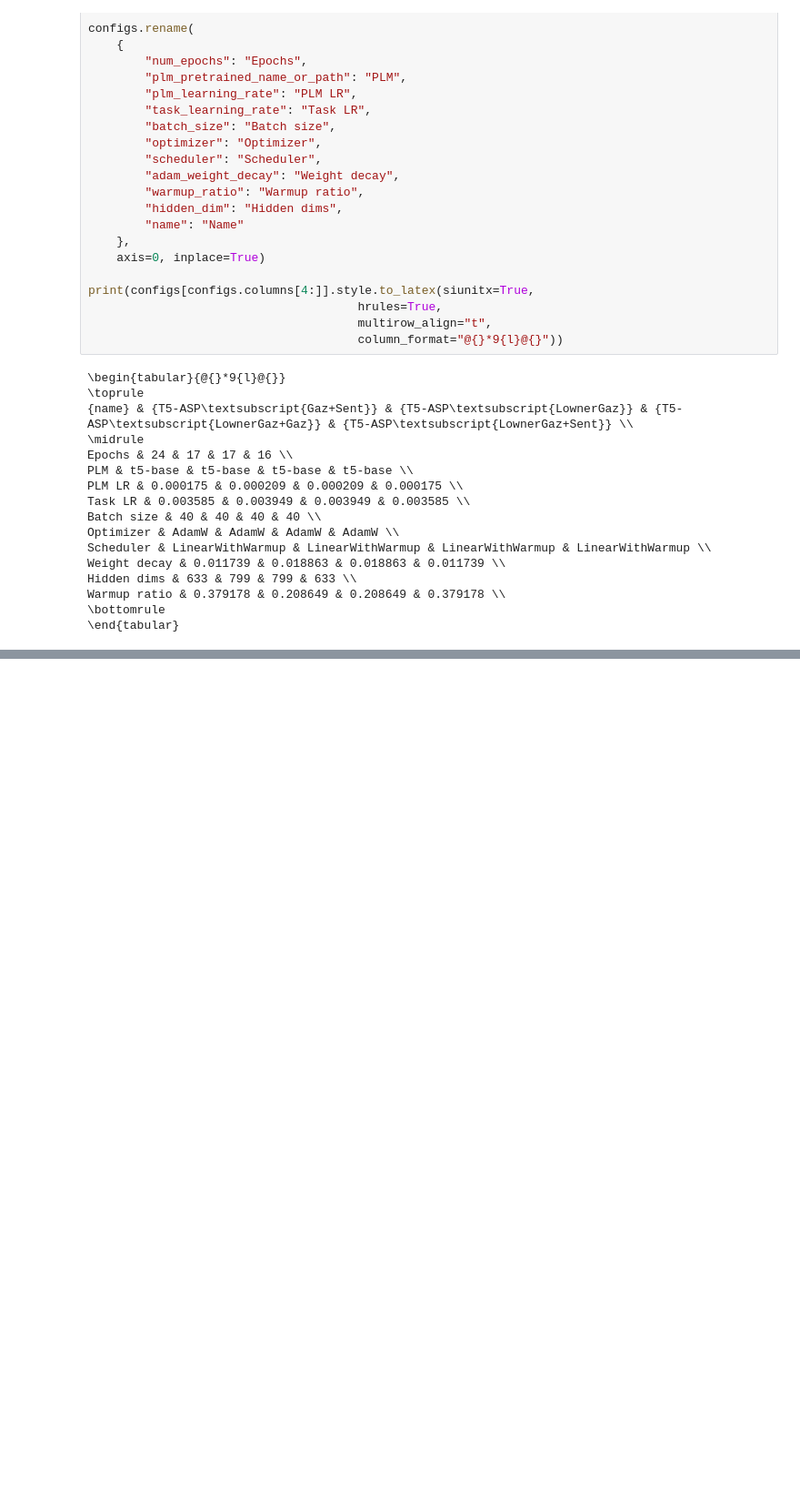
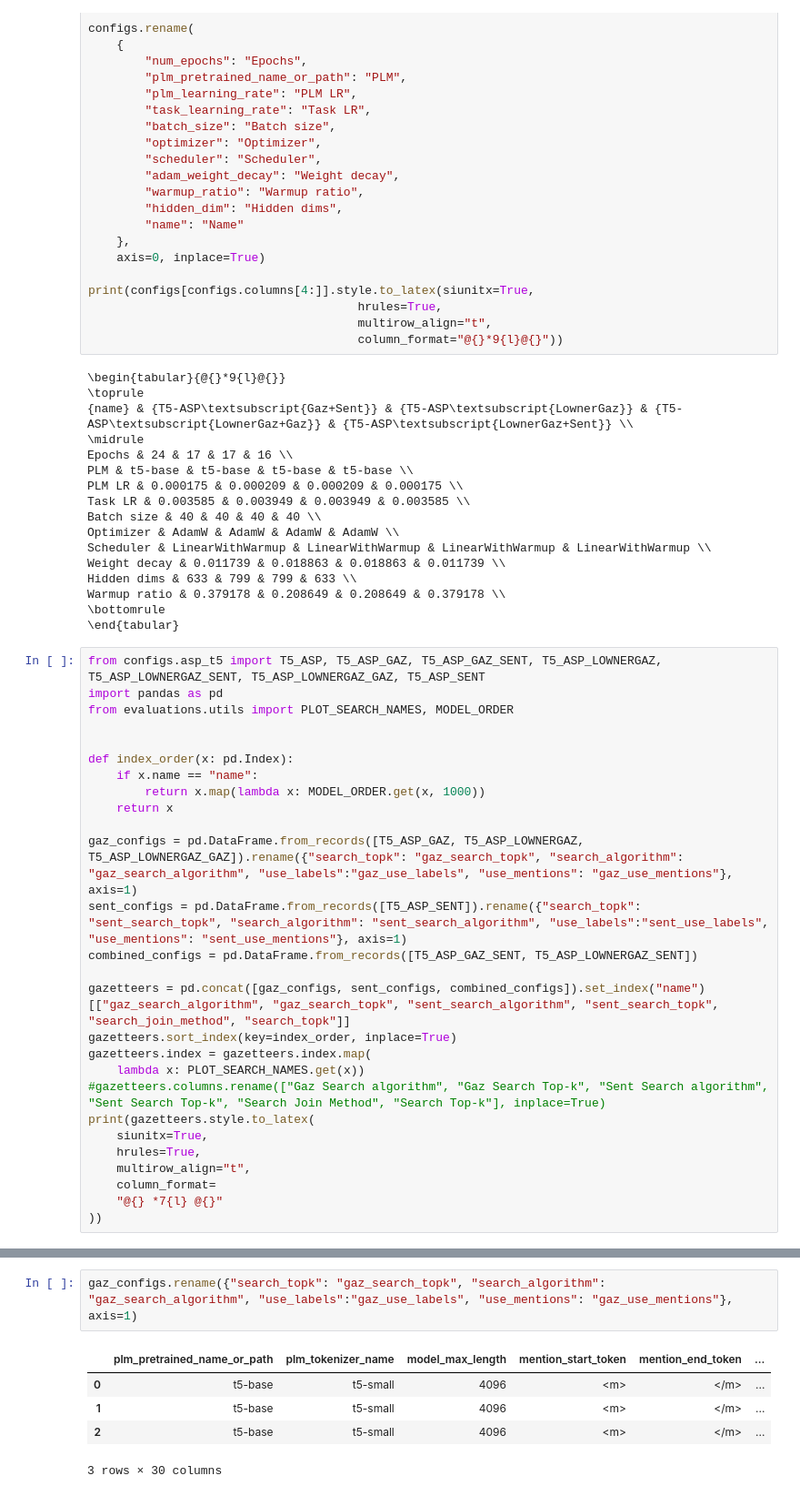
Before and after one commit to roebbert92/thesis, a Jupyter notebook: evaluations/01_performance.ipynb, the cells around one changed output, grey strips where cells are left out. Shown at 91% size. Drawn from its saved outputs; the diff is of its cells as text; blank space fills up the shorter version.

Commit message:
last tables

```diff
--- a/evaluations/01_performance.ipynb
+++ b/evaluations/01_performance.ipynb
@@ -1231,3 +1231,30 @@ Hidden dims & 633 & 799 & 799 & 633 \\
 Warmup ratio & 0.379178 & 0.208649 & 0.208649 & 0.379178 \\
 \bottomrule
 \end{tabular}
+# %%
+from configs.asp_t5 import T5_ASP, T5_ASP_GAZ, T5_ASP_GAZ_SENT, T5_ASP_LOWNERGAZ, T5_ASP_LOWNERGAZ_SENT, T5_ASP_LOWNERGAZ_GAZ, T5_ASP_SENT
+import pandas as pd
+from evaluations.utils import PLOT_SEARCH_NAMES, MODEL_ORDER
+
+
+def index_order(x: pd.Index):
+    if x.name == "name":
+        return x.map(lambda x: MODEL_ORDER.get(x, 1000))
+    return x
+
+gaz_configs = pd.DataFrame.from_records([T5_ASP_GAZ, T5_ASP_LOWNERGAZ, T5_ASP_LOWNERGAZ_GAZ]).rename({"search_topk": "gaz_search_topk", "search_algorithm": "gaz_search_algorithm", "use_labels":"gaz_use_labels", "use_mentions": "gaz_use_mentions"}, axis=1)
+sent_configs = pd.DataFrame.from_records([T5_ASP_SENT]).rename({"search_topk": "sent_search_topk", "search_algorithm": "sent_search_algorithm", "use_labels":"sent_use_labels", "use_mentions": "sent_use_mentions"}, axis=1)
+combined_configs = pd.DataFrame.from_records([T5_ASP_GAZ_SENT, T5_ASP_LOWNERGAZ_SENT])
+
+gazetteers = pd.concat([gaz_configs, sent_configs, combined_configs]).set_index("name")[["gaz_search_algorithm", "gaz_search_topk", "sent_search_algorithm", "sent_search_topk", "search_join_method", "search_topk"]]
+gazetteers.sort_index(key=index_order, inplace=True)
+gazetteers.index = gazetteers.index.map(
+    lambda x: PLOT_SEARCH_NAMES.get(x))
+#gazetteers.columns.rename(["Gaz Search algorithm", "Gaz Search Top-k", "Sent Search algorithm", "Sent Search Top-k", "Search Join Method", "Search Top-k"], inplace=True)
+print(gazetteers.style.to_latex(
+    siunitx=True,
+    hrules=True,
+    multirow_align="t",
+    column_format=
+    "@{} *7{l} @{}"
+))
@@ -1233,0 +1275,8 @@ Warmup ratio & 0.379178 & 0.208649 & 0.208649 & 0.379178 \\
+# %%
+gaz_configs.rename({"search_topk": "gaz_search_topk", "search_algorithm": "gaz_search_algorithm", "use_labels":"gaz_use_labels", "use_mentions": "gaz_use_mentions"}, axis=1)
+# %% [output]
+|  | plm_pretrained_name_or_path | plm_tokenizer_name | model_max_length | mention_start_token | mention_end_token | ... |
+| 0 | t5-base | t5-small | 4096 | <m> | </m> | ... |
+| 1 | t5-base | t5-small | 4096 | <m> | </m> | ... |
+| 2 | t5-base | t5-small | 4096 | <m> | </m> | ... |
+3 rows × 30 columns
```
Also changed, not shown: parts of 2 cells of this notebook, 2 other files.
